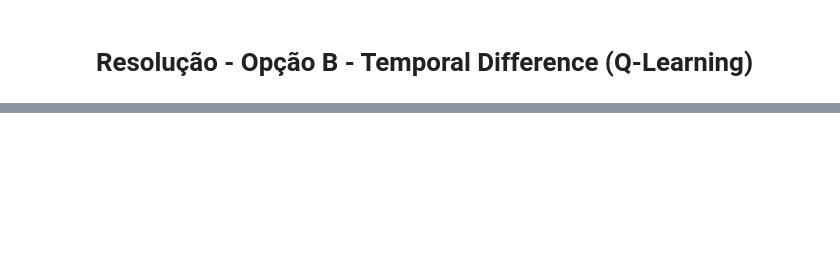
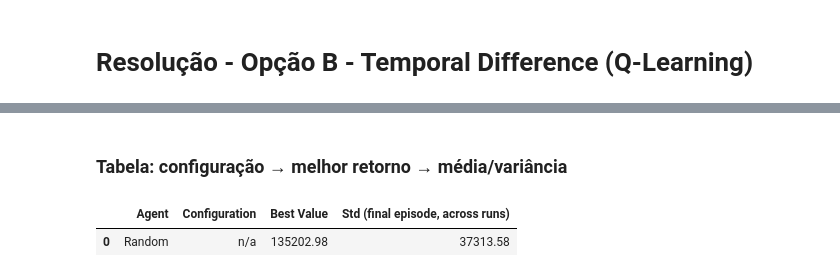
Before and after one commit to luisparadinha/pg_rl_trading_bot, a Jupyter notebook: Market_e_Projecto.ipynb, the cells around one changed output, grey strips where cells are left out. Drawn from its saved outputs; the diff is of its cells as text; code cells hidden in the pictures; blank space fills up the shorter version.

```diff
--- a/Market_e_Projecto.ipynb
+++ b/Market_e_Projecto.ipynb
@@ -61,3 +46,3 @@ for ticker in tickers:
 # %%
-env = market(['AAPL', 'MSFT'])
+env = market(tickers, budget=1e4)
 # %% [markdown]
@@ -227,0 +192,23 @@ while not done:
+# %% [markdown]
+### Tabela: configuração → melhor retorno → média/variância
+# %%
+import pandas as pd
+
+def agent_summary(name, config, all_results):
+    final_values = [run[-1] for run in all_results]  # last episode value per run
+    return {
+        'Agent': name,
+        'Configuration': config,
+        'Best Value': round(max(final_values), 2),
+        'Std (final episode, across runs)': round(np.std(final_values), 2),
+    }
+
+rows = [
+    agent_summary('Random', 'n/a', compilation_random_agent),
+]
+
+summary_df = pd.DataFrame(rows)
+summary_df
+# %% [output]
+|  | Agent | Configuration | Best Value | Std (final episode, across runs) |
+| 0 | Random | n/a | 135202.98 | 37313.58 |
```
Also changed, not shown: parts of 21 cells of this notebook, 3 other files.
